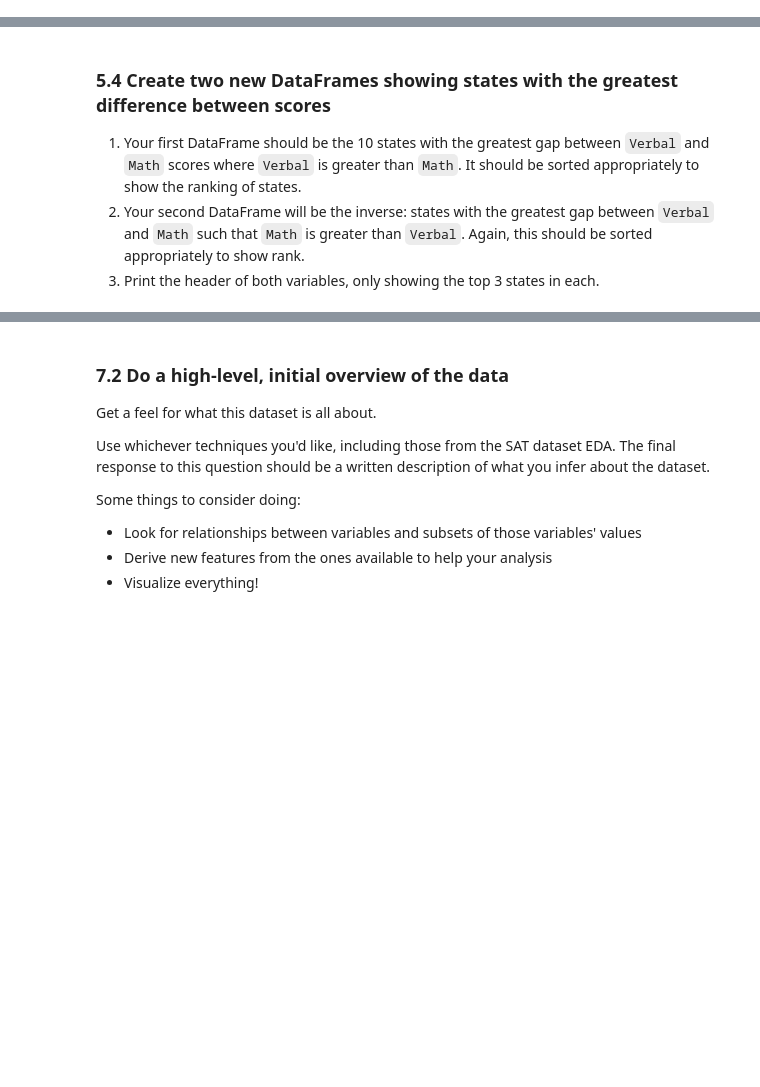
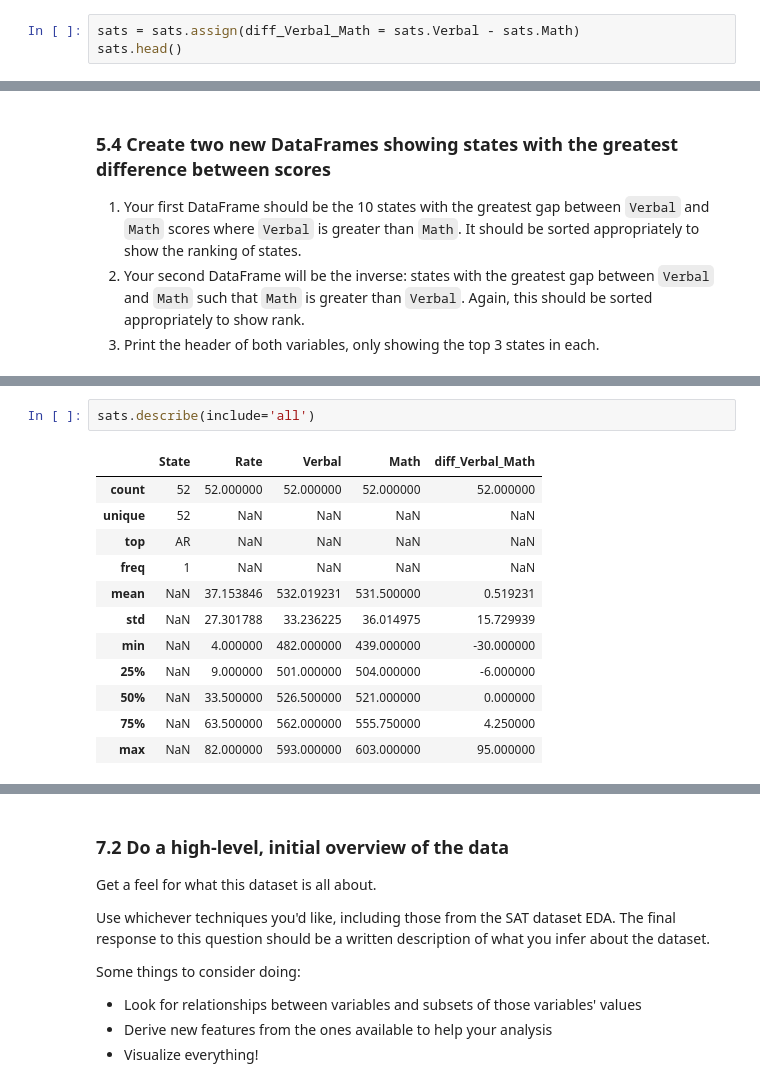
Before and after one commit to a3o1m2/DSI11-lessons, a Jupyter notebook: projects/project-2/project-02-v2-starter-code.ipynb, the cells around one changed output, grey strips where cells are left out. Cells and saved outputs as stored; diff of their text form; blank space fills up the shorter version.

```diff
--- a/projects/project-2/project-02-v2-starter-code.ipynb
+++ b/projects/project-2/project-02-v2-starter-code.ipynb
@@ -341,3 +340,6 @@ How does this compare to the list of states greater than the mean of `Verbal` sc
 ### 5.3 Create a column that is the difference between the `Verbal` and `Math` scores
 
 Specifically, this should be `Verbal - Math`.
+# %%
+sats = sats.assign(diff_Verbal_Math = sats.Verbal - sats.Math)
+sats.head()
@@ -365,3 +421,18 @@ What does the correlation matrix tell you?
 ### 6.2 Use pandas'  `.describe()` built-in function on your DataFrame
 
 Write up what each of the rows returned by the function indicate.
+# %%
+sats.describe(include='all')
+# %% [output]
+|  | State | Rate | Verbal | Math | diff_Verbal_Math |
+| count | 52 | 52.000000 | 52.000000 | 52.000000 | 52.000000 |
+| unique | 52 | NaN | NaN | NaN | NaN |
+| top | AR | NaN | NaN | NaN | NaN |
+| freq | 1 | NaN | NaN | NaN | NaN |
+| mean | NaN | 37.153846 | 532.019231 | 531.500000 | 0.519231 |
+| std | NaN | 27.301788 | 33.236225 | 36.014975 | 15.729939 |
+| min | NaN | 4.000000 | 482.000000 | 439.000000 | -30.000000 |
+| 25% | NaN | 9.000000 | 501.000000 | 504.000000 | -6.000000 |
+| 50% | NaN | 33.500000 | 526.500000 | 521.000000 | 0.000000 |
+| 75% | NaN | 63.500000 | 562.000000 | 555.750000 | 4.250000 |
+| max | NaN | 82.000000 | 593.000000 | 603.000000 | 95.000000 |
```
Also changed, not shown: parts of 16 cells of this notebook, 3 other files.
